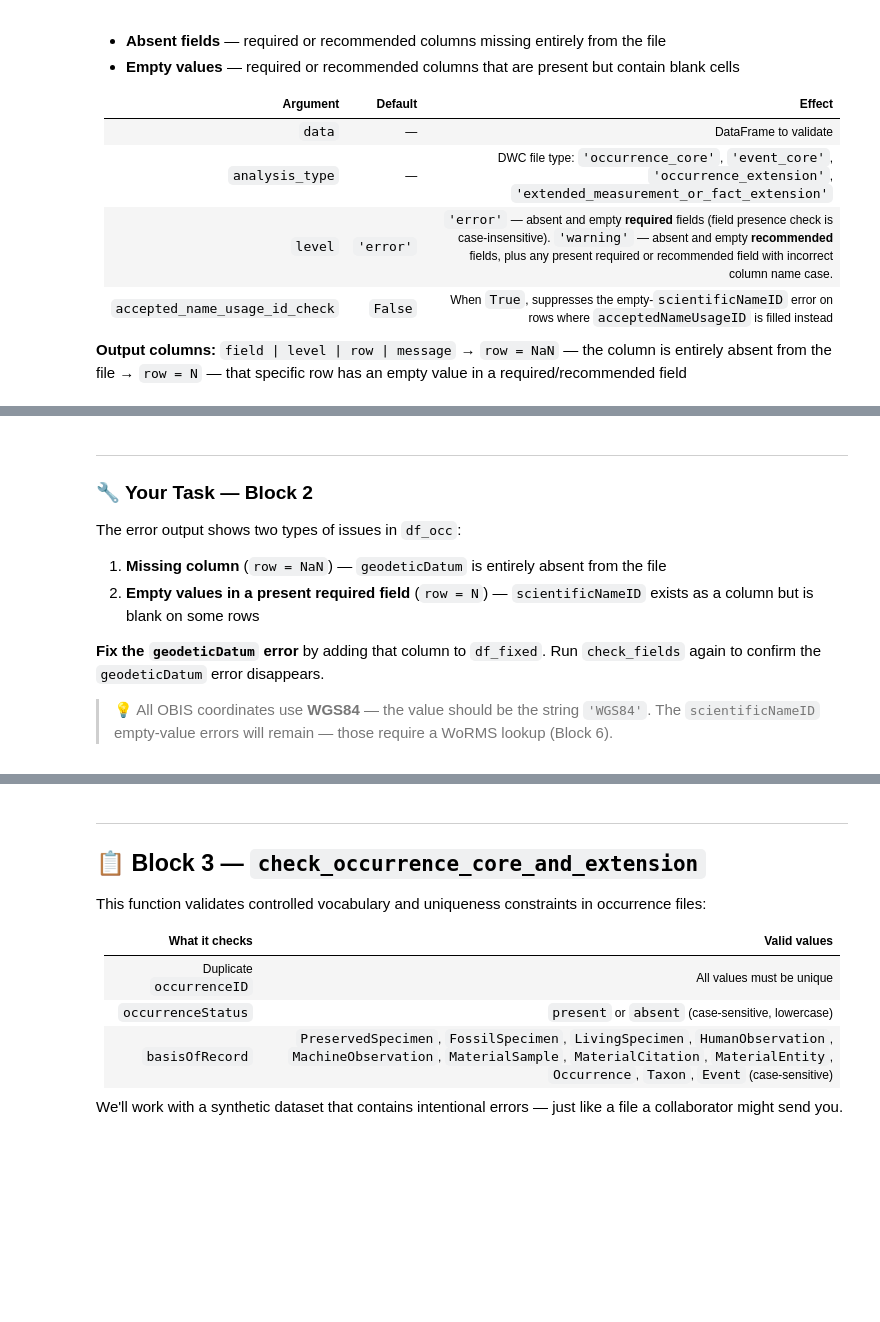
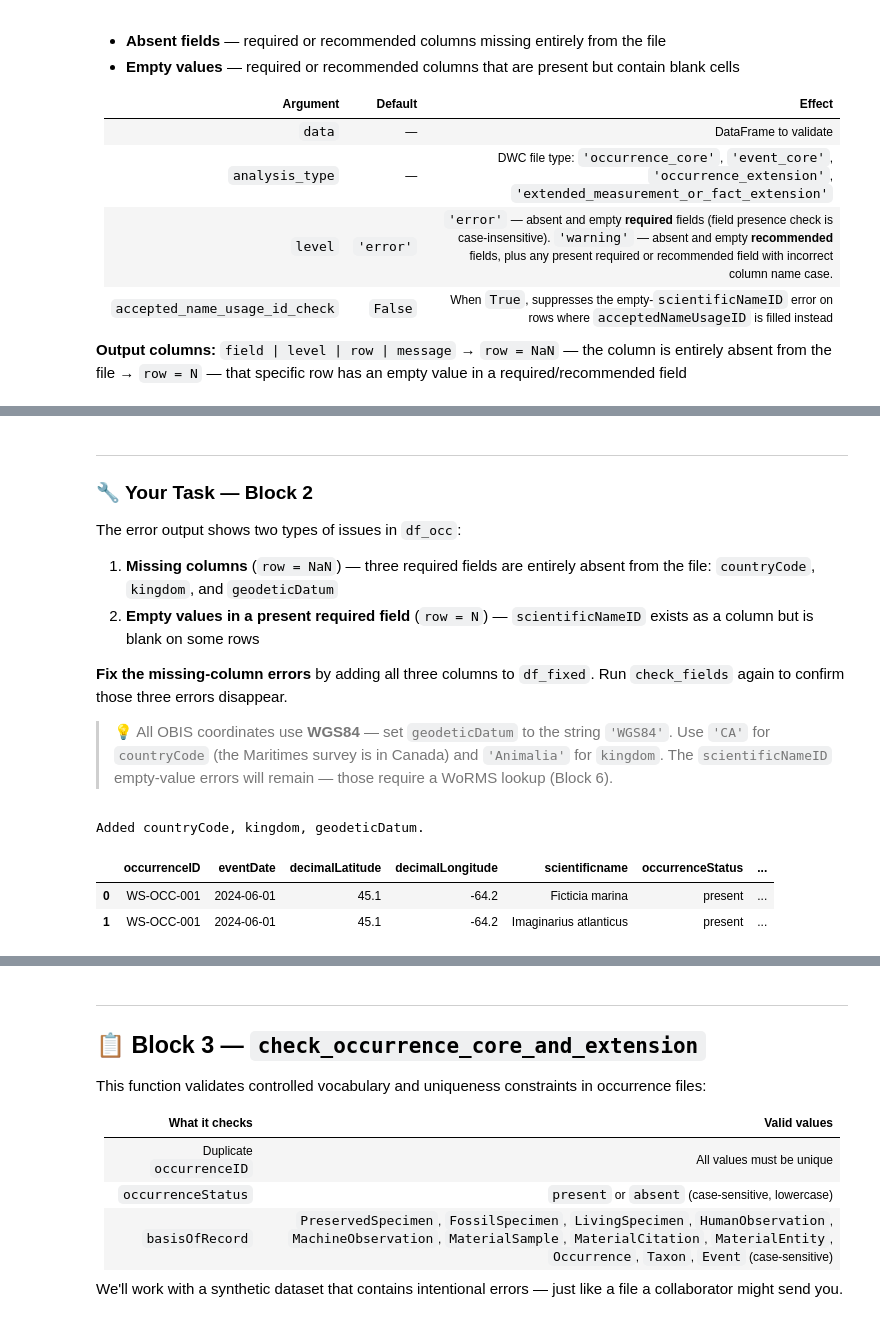
Before and after one commit to cioos-siooc/CPDW-VI, a Jupyter notebook: docs/notebooks/workshop_validate_biodiversity_data.ipynb, the cells around one changed output, grey strips where cells are left out. Cells and saved outputs as stored; diff of their text form; code cells hidden in the pictures; blank space fills up the shorter version.

```diff
--- a/docs/notebooks/workshop_validate_biodiversity_data.ipynb
+++ b/docs/notebooks/workshop_validate_biodiversity_data.ipynb
@@ -116,13 +159,14 @@ warnings
 ### 🔧 Your Task — Block 2
 
 The error output shows two types of issues in `df_occ`:
-1. **Missing column** (`row = NaN`) — `geodeticDatum` is entirely absent from the file
+1. **Missing columns** (`row = NaN`) — three required fields are entirely absent from the file: `countryCode`, `kingdom`, and `geodeticDatum`
 2. **Empty values in a present required field** (`row = N`) — `scientificNameID` exists as a column but is blank on some rows
 
-**Fix the `geodeticDatum` error** by adding that column to `df_fixed`.
-Run `check_fields` again to confirm the `geodeticDatum` error disappears.
+**Fix the missing-column errors** by adding all three columns to `df_fixed`.
+Run `check_fields` again to confirm those three errors disappear.
 
-> 💡 All OBIS coordinates use **WGS84** — the value should be the string `'WGS84'`.
+> 💡 All OBIS coordinates use **WGS84** — set `geodeticDatum` to the string `'WGS84'`.
+> Use `'CA'` for `countryCode` (the Maritimes survey is in Canada) and `'Animalia'` for `kingdom`.
 > The `scientificNameID` empty-value errors will remain — those require a WoRMS lookup (Block 6).
 # %%
 df_fixed = df_occ.copy()
@@ -130,9 +174,16 @@ df_fixed = df_occ.copy()
 # %%
 #@title 🔑 SOLUTION — double-click to reveal
 df_fixed = df_occ.copy()
-df_fixed['geodeticDatum'] = 'WGS84'
-print('geodeticDatum column added.')
+df_fixed['countryCode'] = 'CA'       # ISO 3166-1 alpha-2 (the Maritimes survey is in Canada)
+df_fixed['kingdom'] = 'Animalia'
+df_fixed['geodeticDatum'] = 'WGS84'  # all OBIS coordinates use WGS84
+print('Added countryCode, kingdom, geodeticDatum.')
 df_fixed.head(2)
+# %% [output]
+Added countryCode, kingdom, geodeticDatum.
+|  | occurrenceID | eventDate | decimalLatitude | decimalLongitude | scientificname | occurrenceStatus | ... |
+| 0 | WS-OCC-001 | 2024-06-01 | 45.1 | -64.2 | Ficticia marina | present | ... |
+| 1 | WS-OCC-001 | 2024-06-01 | 45.1 | -64.2 | Imaginarius atlanticus | present | ... |
 # %%
 # Verify: run the check again on your fixed dataset
 errors_after = check_fields(df_fixed, analysis_type='occurrence_core', level='error')
```
Also changed, not shown: parts of 33 cells of this notebook.
